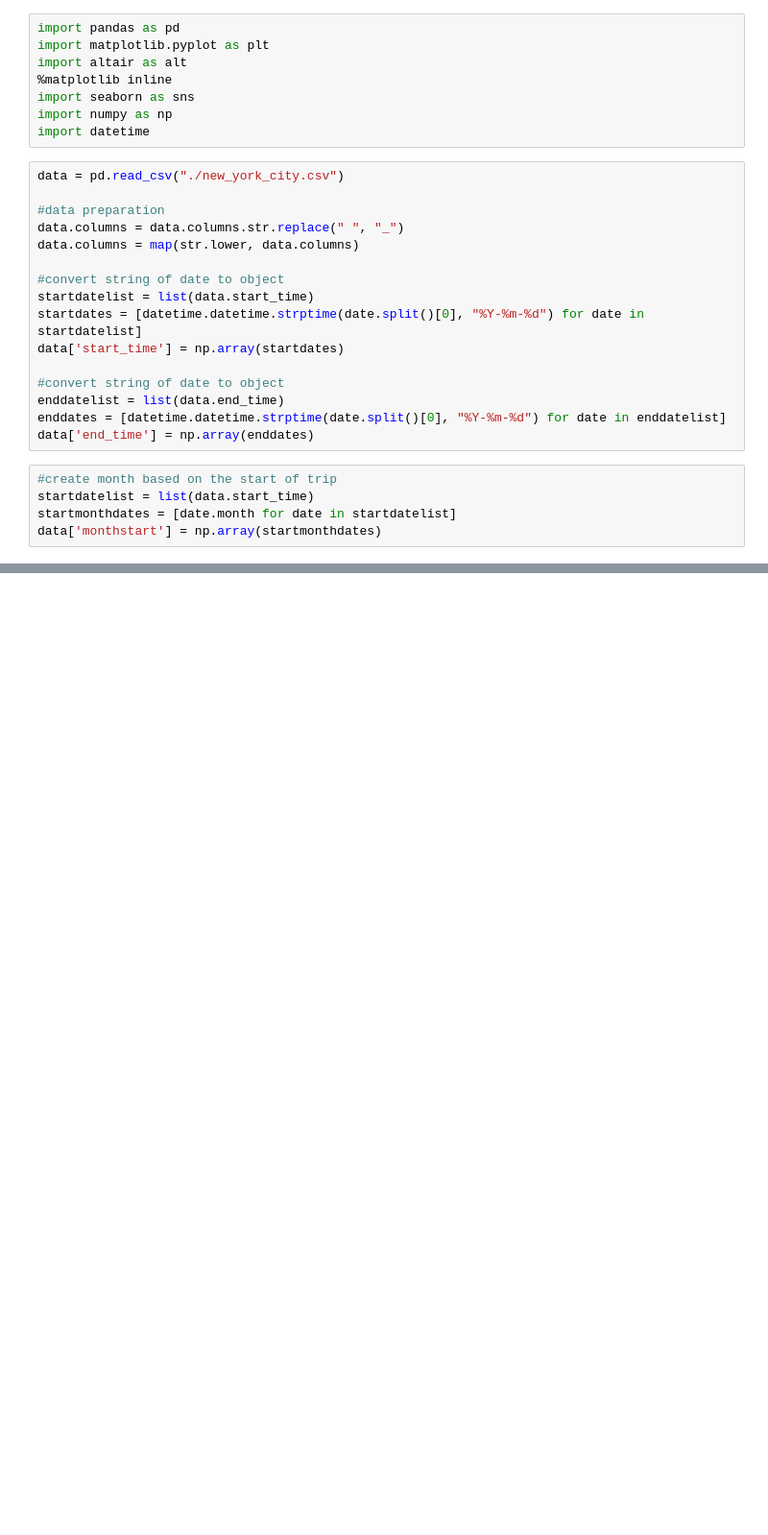
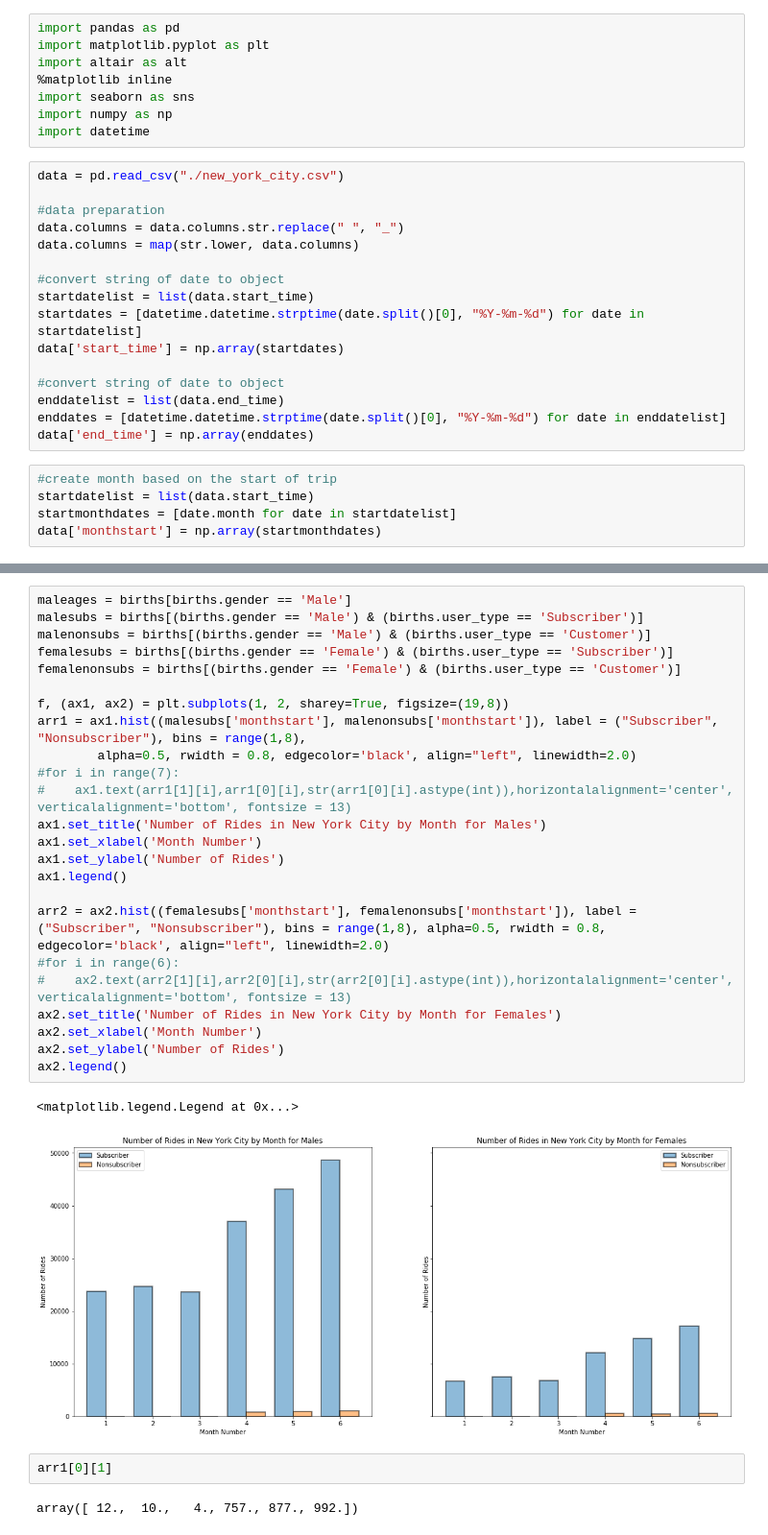
Before and after one commit to jacob-lu/info300final, a Jupyter notebook: Jacob Lu Exploration.ipynb, the cells around one changed output, grey strips where cells are left out. Shown at 96% size. Drawn from its saved outputs; the diff is of its cells as text; blank space fills up the shorter version.

```diff
--- a/Jacob Lu Exploration.ipynb
+++ b/Jacob Lu Exploration.ipynb
@@ -70,3 +114,34 @@ Text(0.5,0,'Number of Rides')
+# %%
+maleages = births[births.gender == 'Male']
+malesubs = births[(births.gender == 'Male') & (births.user_type == 'Subscriber')]
+malenonsubs = births[(births.gender == 'Male') & (births.user_type == 'Customer')]
+femalesubs = births[(births.gender == 'Female') & (births.user_type == 'Subscriber')]
+femalenonsubs = births[(births.gender == 'Female') & (births.user_type == 'Customer')]
+
+f, (ax1, ax2) = plt.subplots(1, 2, sharey=True, figsize=(19,8))
+arr1 = ax1.hist((malesubs['monthstart'], malenonsubs['monthstart']), label = ("Subscriber", "Nonsubscriber"), bins = range(1,8),
+        alpha=0.5, rwidth = 0.8, edgecolor='black', align="left", linewidth=2.0)
+#for i in range(7):
+#    ax1.text(arr1[1][i],arr1[0][i],str(arr1[0][i].astype(int)),horizontalalignment='center', verticalalignment='bottom', fontsize = 13)
+ax1.set_title('Number of Rides in New York City by Month for Males')
+ax1.set_xlabel('Month Number')
+ax1.set_ylabel('Number of Rides')
+ax1.legend()
+
+arr2 = ax2.hist((femalesubs['monthstart'], femalenonsubs['monthstart']), label = ("Subscriber", "Nonsubscriber"), bins = range(1,8), alpha=0.5, rwidth = 0.8, edgecolor='black', align="left", linewidth=2.0)
+#for i in range(6):
+#    ax2.text(arr2[1][i],arr2[0][i],str(arr2[0][i].astype(int)),horizontalalignment='center', verticalalignment='bottom', fontsize = 13)
+ax2.set_title('Number of Rides in New York City by Month for Females')
+ax2.set_xlabel('Month Number')
+ax2.set_ylabel('Number of Rides')
+ax2.legend()
+# %% [output]
+<matplotlib.legend.Legend at 0x...>
+[figure, added]
+# %%
+arr1[0][1]
+# %% [output]
+array([ 12.,  10.,   4., 757., 877., 992.])
 # %%
 #remove outliers 2 standard deviations away from the mean to show violin plots better
 arr = data['trip_duration']
```
Also changed, not shown: parts of 10 cells of this notebook.
